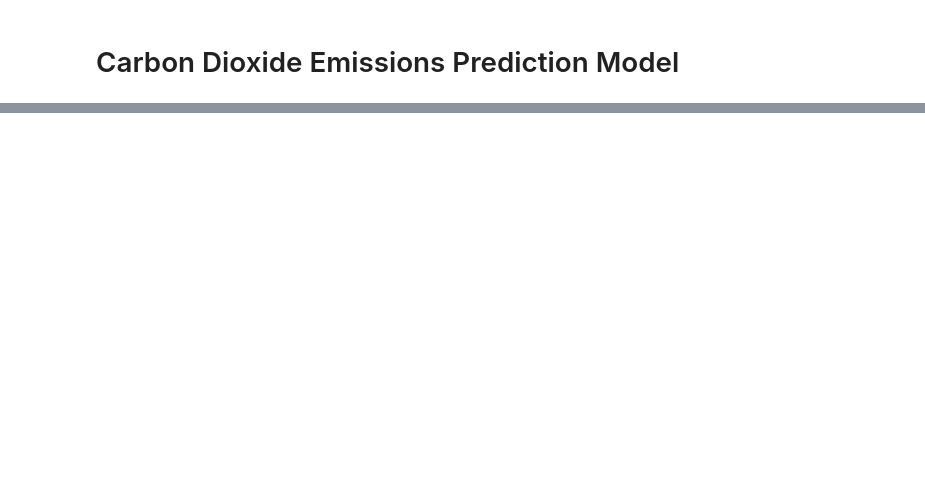
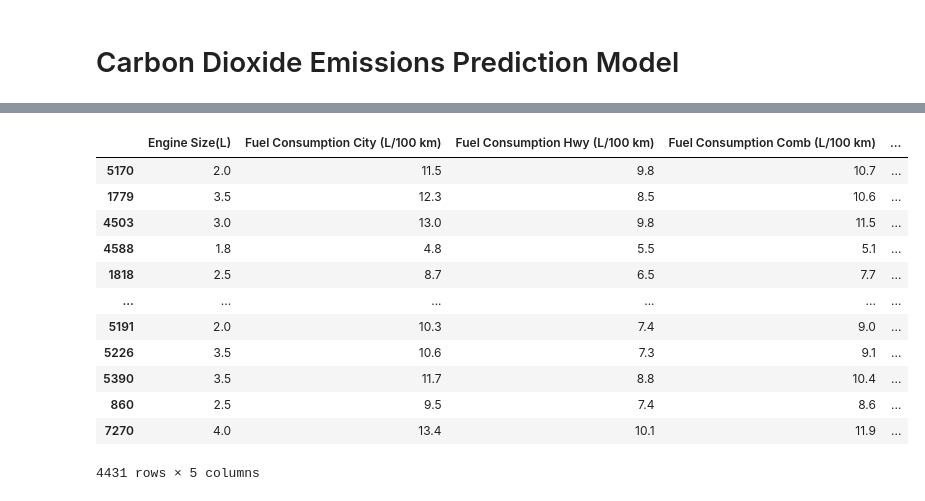
Before and after one commit to timid-angel/co2-emissions-prediction-model, a Jupyter notebook: Linear_Regression.ipynb, the cells around one changed output, grey strips where cells are left out. Cells and saved outputs as stored; diff of their text form; code cells hidden in the pictures; blank space fills up the shorter version.

Commit message:
Add data set and model training

```diff
--- a/Linear_Regression.ipynb
+++ b/Linear_Regression.ipynb
@@ -5,5 +12,5 @@ import matplotlib.pyplot as plt
 # %%
-class LinearRegressionManual:
+class LinearRegression:
     def __init__(self, lr=0.001, epochs=1000):
         self.learning_rate = lr
         self.epochs = epochs
@@ -52,0 +57,17 @@ class LinearRegressionManual:
+# %%
+# Import the dataset and filter out unnecessary features
+data = pd.read_csv("./data/CO2_Emissions.csv")
+
+filtered_columns = [
+    "Make",
+    "Model",
+    "Vehicle Class",
+    "Transmission",
+    "Fuel Type",
+    "Cylinders"
+]
+data_x = data.drop(columns=['CO2 Emissions(g/km)', *filtered_columns])
+data_y = data['CO2 Emissions(g/km)']
+
+train_x, temp_x, train_y, temp_y = train_test_split(data_x, data_y, test_size=0.40, random_state=42)
+validation_x, test_x, validation_y, test_y = train_test_split(temp_x, temp_y, test_size=0.50, random_state=42)
@@ -53,2 +101,24 @@ class LinearRegressionManual:
 # %%
 # Make several models using different learning rates and epochs and use the performance metric measures to check how well they perform
+learning_rates = [0.00001, 0.0003, 0.0002, 0.0005, 0.0001]
+models = [LinearRegression(lr=lr) for lr in learning_rates]
+
+conv_train_x = train_x.values.tolist()
+conv_train_y = list(train_y)
+
+# Visualize features of the training data subset
+train_x
+# %% [output]
+|  | Engine Size(L) | Fuel Consumption City (L/100 km) | Fuel Consumption Hwy (L/100 km) | Fuel Consumption Comb (L/100 km) | ... |
+| 5170 | 2.0 | 11.5 | 9.8 | 10.7 | ... |
+| 1779 | 3.5 | 12.3 | 8.5 | 10.6 | ... |
+| 4503 | 3.0 | 13.0 | 9.8 | 11.5 | ... |
+| 4588 | 1.8 | 4.8 | 5.5 | 5.1 | ... |
+| 1818 | 2.5 | 8.7 | 6.5 | 7.7 | ... |
+| ... | ... | ... | ... | ... | ... |
+| 5191 | 2.0 | 10.3 | 7.4 | 9.0 | ... |
+| 5226 | 3.5 | 10.6 | 7.3 | 9.1 | ... |
+| 5390 | 3.5 | 11.7 | 8.8 | 10.4 | ... |
+| 860 | 2.5 | 9.5 | 7.4 | 8.6 | ... |
+| 7270 | 4.0 | 13.4 | 10.1 | 11.9 | ... |
+4431 rows × 5 columns
```
Also changed, not shown: parts of 13 cells of this notebook, 1 other file.
